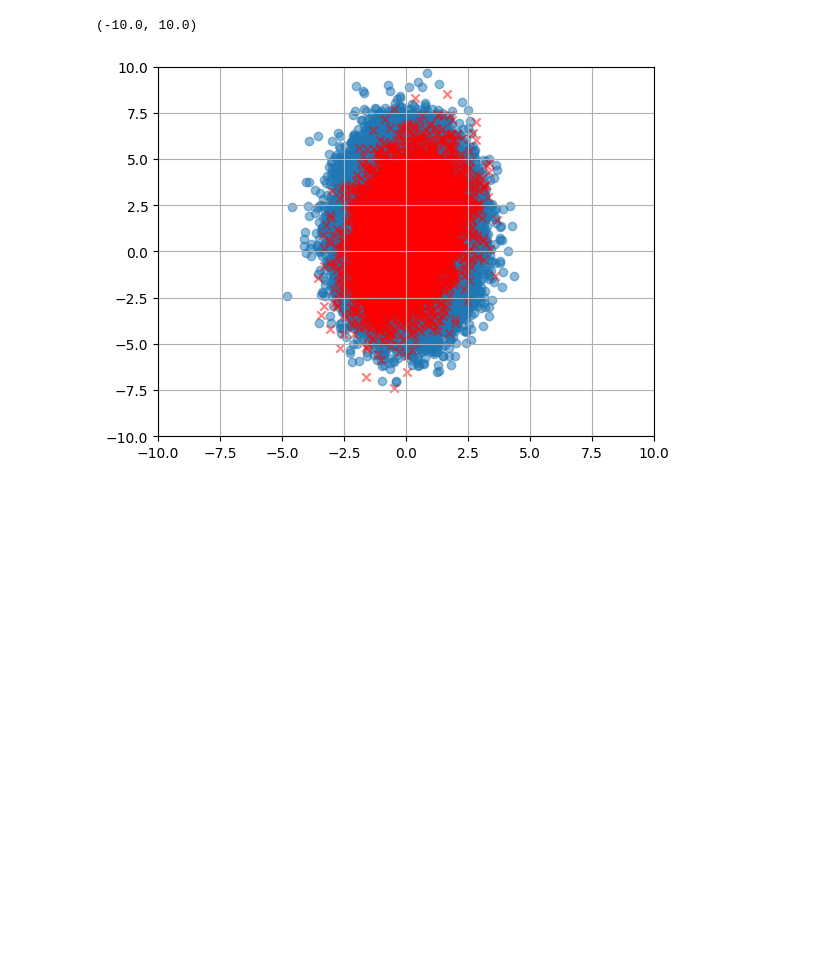
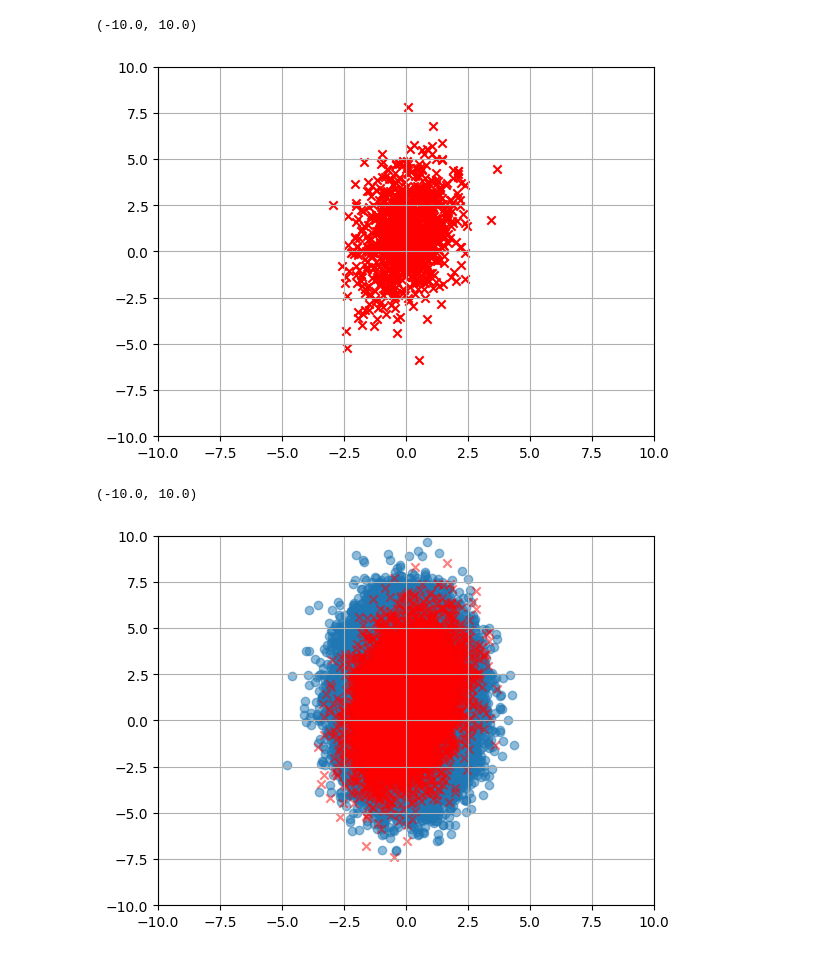
Before and after one commit to supsi-dacd-isaac/TeachDecisionMakingUncertainty, a Jupyter notebook: L04/CCP_feasibility_sets.ipynb, the cells around one changed output. Drawn from its saved outputs; the diff is of its cells as text; code cells hidden in the pictures; blank space fills up the shorter version.

```diff
--- a/L04/CCP_feasibility_sets.ipynb
+++ b/L04/CCP_feasibility_sets.ipynb
@@ -121,9 +121,12 @@ plt.ylim([-10,10])
 # %%
-synthetic_samples = []  # CODE IS MISSING HERE-
+synthetic_samples = pdf_u1u2_joint.rvs(1000)  # CODE IS MISSING HERE-
 plt.scatter(synthetic_samples[:,0], synthetic_samples[:,1],  marker='x', c='r')
 plt.grid()
 plt.xlim([-10,10]) # set the plot limits to [-10,+10]
 plt.ylim([-10,10])
+# %% [output]
+(-10.0, 10.0)
+[figure, added]
 # %%
 
 plt.scatter(samplesu1, samplesu2, alpha=0.5) # visualize  the marginal samples
```
Also changed, not shown: parts of 10 cells of this notebook.
